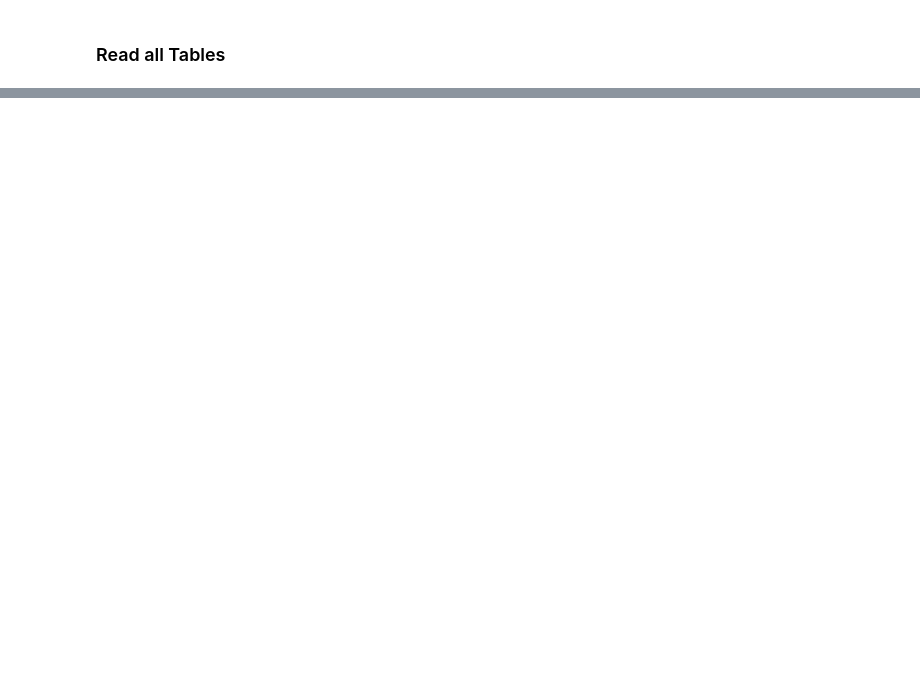
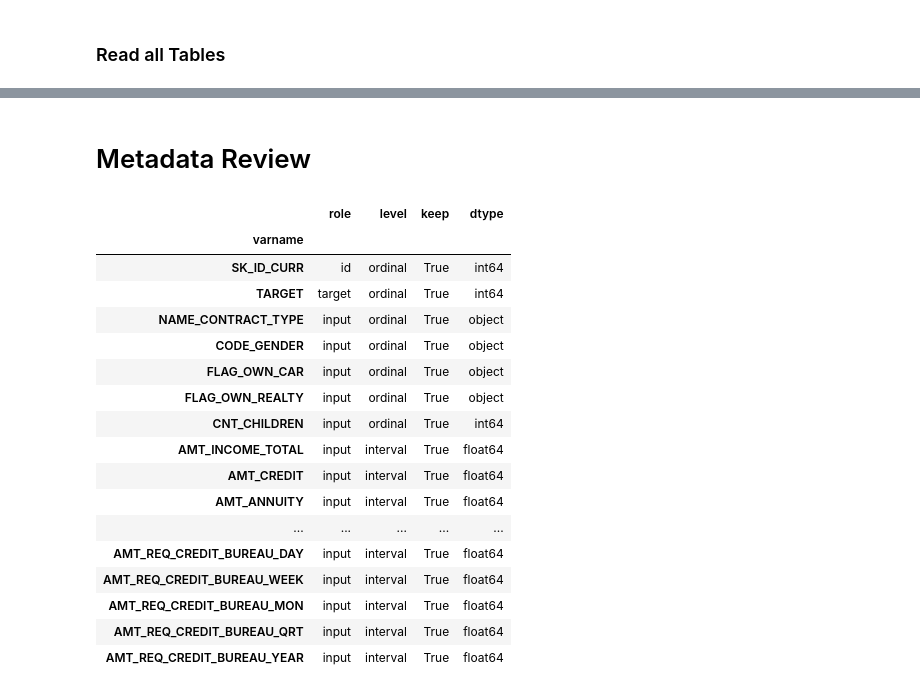
Before and after one commit to JMNData/Kaggle-CreditDefault, a Jupyter notebook: Credit Data Exploration.ipynb, the cells around one changed output, grey strips where cells are left out. Drawn from its saved outputs; the diff is of its cells as text; code cells hidden in the pictures; blank space fills up the shorter version.

Commit message:
Updated for basic data clense and variable selection

```diff
--- a/Credit Data Exploration.ipynb
+++ b/Credit Data Exploration.ipynb
@@ -6,8 +6,8 @@ Loading data for exploration
 # %%
 import numpy as np
 import pandas as pd
-#import matplotlib.pyplot as plt
-#import seaborn as sns
+import matplotlib.pyplot as plt
+import seaborn as sns
 #from sklearn.preprocessing import Imputer
 #from sklearn.preprocessing import PolynomialFeatures
 #from sklearn.preprocessing import StandardScaler
@@ -20,13 +20,14 @@ import pandas as pd
 #from sklearn.ensemble import GradientBoostingClassifier
 #from sklearn.ensemble import GradientBoostingRegressor
 #from multiprocessing import *
-#from sklearn.model_selection import train_test_split
+from sklearn.model_selection import train_test_split
 #from sklearn.model_selection import StratifiedKFold
-#from sklearn.model_selection import KFold
-#from sklearn.metrics import accuracy_score
-#from sklearn.model_selection import cross_val_score
+from sklearn.model_selection import KFold
+from sklearn.metrics import accuracy_score
+from sklearn.model_selection import cross_val_score
 
-pd.set_option('display.max_columns', 100)
+pd.set_option('display.max_columns', 200)
+pd.set_option('display.max_rows', 500)
 # %%
 import sys
 print("Software Versions:")
@@ -75,0 +169,65 @@ pd.
+# %% [markdown]
+# Metadata Review
+# %%
+data = []
+for f in tblapplication_train.columns:
+    #print(f, train[f].dtype)
+    # Defining the role
+    if f == 'TARGET':
+        role = 'target'
+    elif f == 'SK_ID_CURR':
+        role = 'id'
+    else:
+        role = 'input'
+
+    # Defining the level
+    if 'bin' in f or f == 'target':
+        level = 'binary'
+    elif 'cat' in f or f == 'id':
+        level = 'nominal'
+    elif tblapplication_train[f].dtype == 'int64':
+        level = 'ordinal'
+    elif tblapplication_train[f].dtype == 'float64':
+        level = 'interval'
+
+
+    # Initialize keep to True for all variables except for id
+    keep = True
+    if f == 'id':
+        keep = False
+
+    # Defining the data type
+    dtype = tblapplication_train[f].dtype
+
+    # Creating a Dict that contains all the metadata for the variable
+    f_dict = {
+        'varname': f,
+        'role': role,
+        'level': level,
+        'keep': keep,
+        'dtype': dtype
+    }
+    data.append(f_dict)
+
+meta = pd.DataFrame(data, columns=['varname', 'role', 'level', 'keep', 'dtype'])
+meta.set_index('varname', inplace=True)
+meta
+# %% [output]
+|  | role | level | keep | dtype |
+| varname |  |  |  |  |
+| SK_ID_CURR | id | ordinal | True | int64 |
+| TARGET | target | ordinal | True | int64 |
+| NAME_CONTRACT_TYPE | input | ordinal | True | object |
+| CODE_GENDER | input | ordinal | True | object |
+| FLAG_OWN_CAR | input | ordinal | True | object |
+| FLAG_OWN_REALTY | input | ordinal | True | object |
+| CNT_CHILDREN | input | ordinal | True | int64 |
+| AMT_INCOME_TOTAL | input | interval | True | float64 |
+| AMT_CREDIT | input | interval | True | float64 |
+| AMT_ANNUITY | input | interval | True | float64 |
+| ... | ... | ... | ... | ... |
+| AMT_REQ_CREDIT_BUREAU_DAY | input | interval | True | float64 |
+| AMT_REQ_CREDIT_BUREAU_WEEK | input | interval | True | float64 |
+| AMT_REQ_CREDIT_BUREAU_MON | input | interval | True | float64 |
+| AMT_REQ_CREDIT_BUREAU_QRT | input | interval | True | float64 |
+| AMT_REQ_CREDIT_BUREAU_YEAR | input | interval | True | float64 |
```
Also changed, not shown: parts of 35 cells of this notebook.
